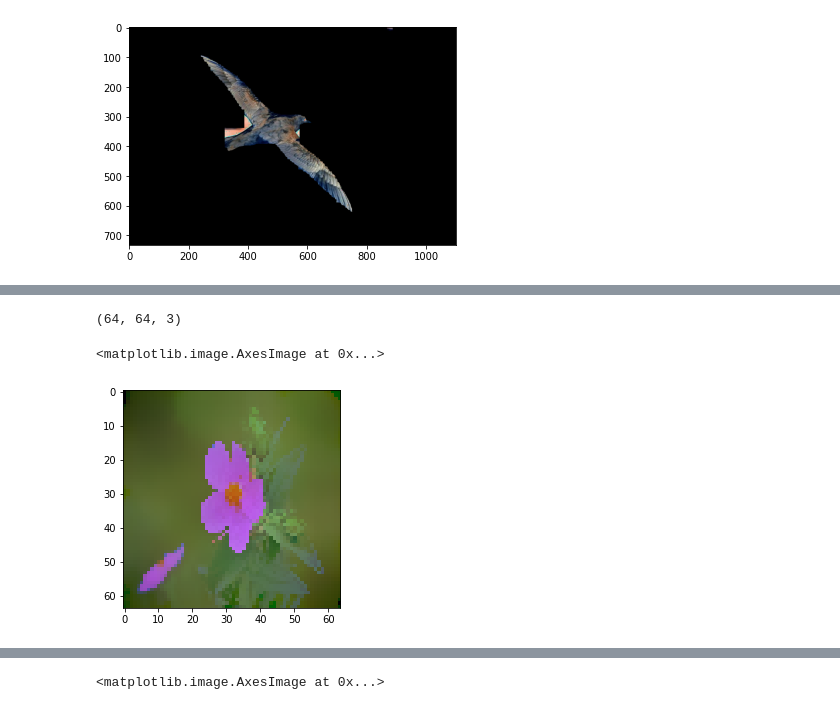
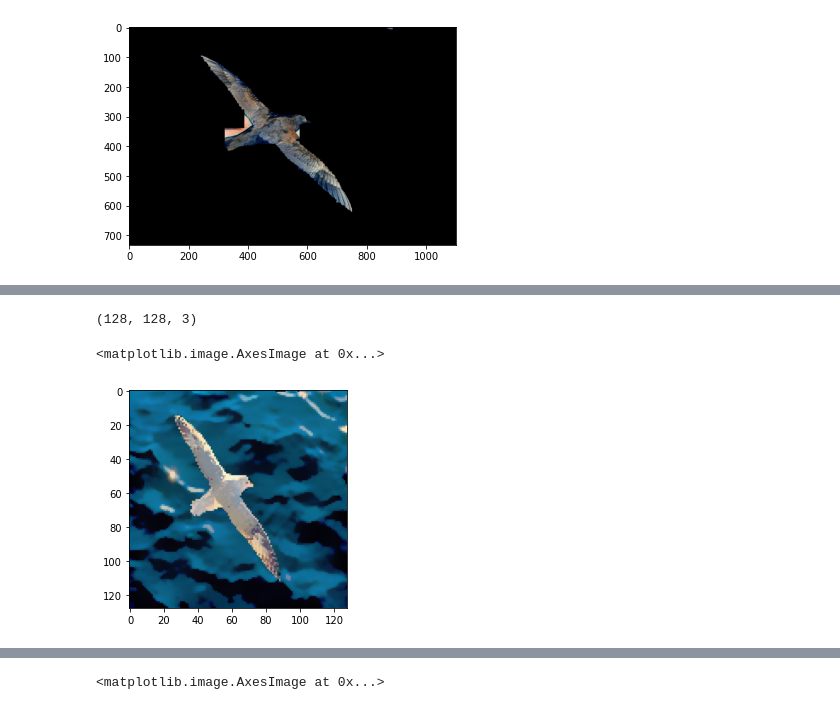
Before and after one commit to soham2109/CS-663-Assignments, a Jupyter notebook: assignment-3-segmentation/3/code/Q3.ipynb, the cells around one changed output, grey strips where cells are left out. Saved outputs shown, nothing was run; the diff lists cells and outputs as text; code cells hidden in the pictures.

```diff
--- a/assignment-3-segmentation/3/code/Q3.ipynb
+++ b/assignment-3-segmentation/3/code/Q3.ipynb
@@ -56,7 +72,7 @@ def meanShift(img):
     #h,s,v = cv2.split(hsv_image)
     # row = shp[0]//4
     # col = shp[1]//4
-    row,col = 64,64
+    row,col = 128,128
     newimg = cv2.resize(img,(row,col))
 
 
@@ -146,0 +161,8 @@ def meanShift(img):
+# %%
+img = cv2.imread("../data/bird.jpg") # Read image here
+img = cv2.cvtColor(img,cv2.COLOR_BGR2RGB)
+result2 = meanShift(img)
+plt.figure()
+plt.imshow(result2)
+plt.figure()
+plt.imshow(img)
@@ -160,19 +193,19 @@ plt.imshow(newimg)
 # %%
-print(result.shape)
+print(result2.shape)
 
-r,c,d = result.shape
-result_copy = result.copy()
+r,c,d = result2.shape
+result_copy = result2.copy()
 for i in range(r):
     for j in range(int(c)):
         a,b,c = result_copy[i,j,:]
         if a+b+c>=(3*sort[0][0])*0.9:
             result_copy[i,j,:] = 0
 
 plt.imshow(result_copy)
 # %% [output]
-(64, 64, 3)
+(128, 128, 3)
 <matplotlib.image.AxesImage at 0x...>
-[figure, old version]
+[figure, new version]
 # %%
 #print(np.unique(result[:,:,0]))
 masked = np.zeros_like(result)
```
Also changed, not shown: parts of 11 cells of this notebook.
